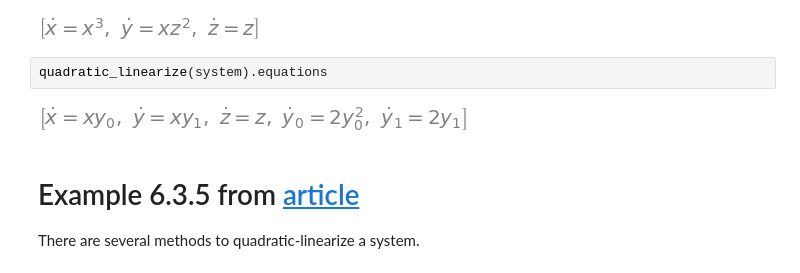
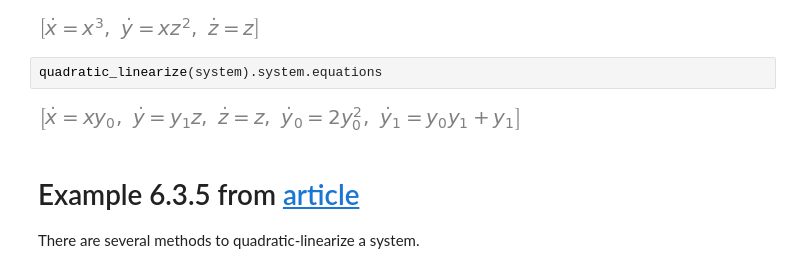
Before and after one commit to AndreyBychkov/QBee, a Jupyter notebook: PythonPackage/examples/quadratic_linearization.ipynb, the cells around one changed output. Cells and saved outputs as stored; diff of their text form.

```diff
--- a/PythonPackage/examples/quadratic_linearization.ipynb
+++ b/PythonPackage/examples/quadratic_linearization.ipynb
@@ -35,9 +35,9 @@ system.equations
 # %% [output]
 [figure]
 # %%
-quadratic_linearize(system).equations
+quadratic_linearize(system).system.equations
 # %% [output]
-[figure, old version]
+[figure, new version]
 # %% [markdown]
 # Example 6.3.5 from [article](https://www2.eecs.berkeley.edu/Pubs/TechRpts/2012/EECS-2012-217.pdf)
 
```
Also changed, not shown: parts of 17 cells of this notebook, 2 other files.
